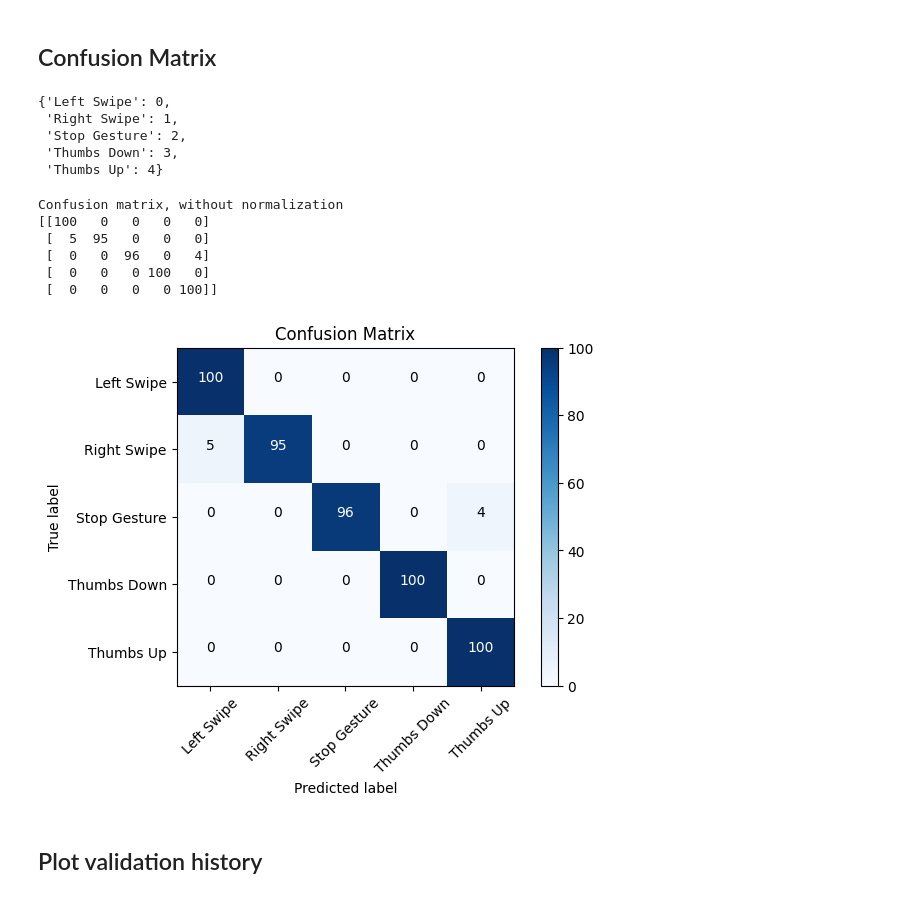
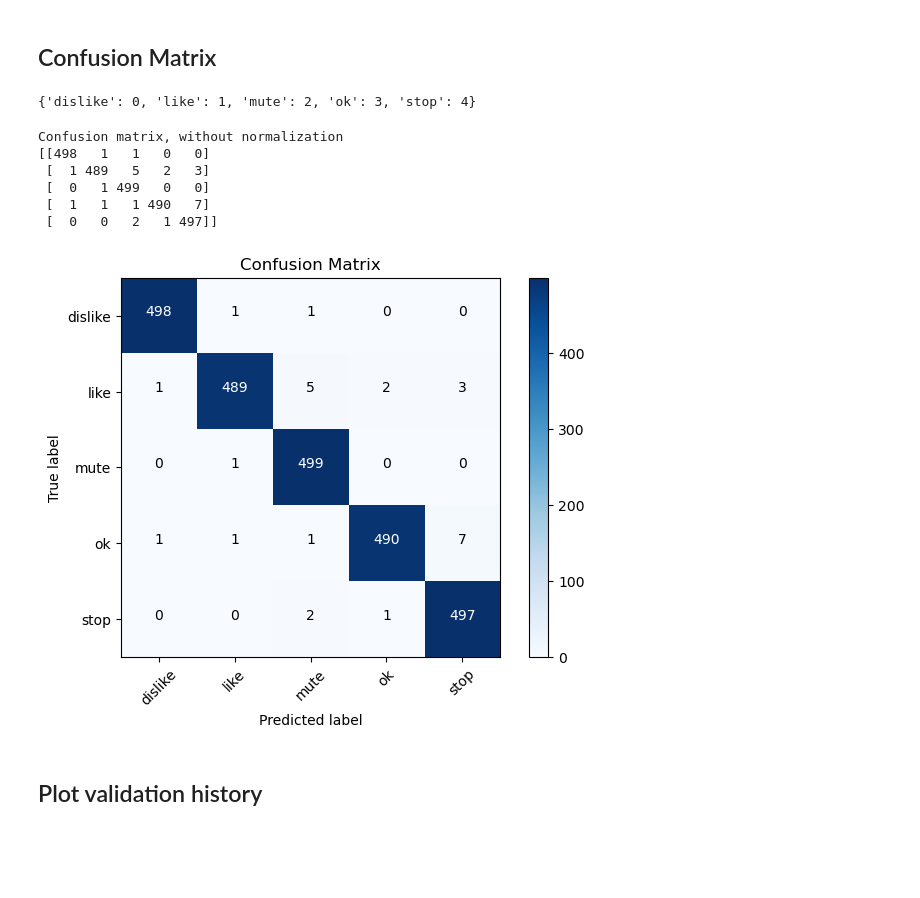
Before and after one commit to Emeron16/UCSD, a Jupyter notebook: Capstone Project/HandGesture.ipynb, the cells around one changed output. Drawn from its saved outputs; the diff is of its cells as text; code cells hidden in the pictures; blank space fills up the shorter version.

```diff
--- a/Capstone Project/HandGesture.ipynb
+++ b/Capstone Project/HandGesture.ipynb
@@ -84,35 +112,3 @@ for root, dirs, files in os.walk(os.path.join(path, 'raw train data')):
 print("Files copied successfully.")
 # %% [markdown]
 ## Create Train/Validation/Test folders
-# %%
-os.chdir(path)
-
-if os.path.isdir('train/') is False:
-    os.mkdir('train')
-    os.mkdir('valid')
-    os.mkdir('test')
-
-    folder_name = ['Left Swipe', 'Right Swipe', 'Stop Gesture', 'Thumbs Down', 'Thumbs Up']
-    for name in folder_name:
-        # Create the target subdirectory in the 'train' folder
-        target_train_dir = os.path.join('train', name)
-        os.mkdir(target_train_dir)
-
-        # Copy the contents of the source folder to the target subdirectory
-        shutil.copytree(name, target_train_dir, dirs_exist_ok=True)
-
-        # Create the corresponding validation and test directories
-        os.mkdir(f'valid/{name}')
-        os.mkdir(f'test/{name}')
-
-        # Select and move validation samples
-        valid_samples = random.sample(os.listdir(target_train_dir), 200)
-        for j in valid_samples:
-            shutil.move(os.path.join(target_train_dir, j), f'valid/{name}')
-
-        # Select and move test samples
-        test_samples = random.sample(os.listdir(target_train_dir), 100)
-        for k in test_samples:
-            shutil.move(os.path.join(target_train_dir, k), f'test/{name}')
-
-    os.chdir('../..')
@@ -120,7 +189,7 @@ if os.path.isdir('train/') is False:
 # **Preprocess data using Mobilenet**
 # %%
 # Paths to train/valid/test directories
-path = '/content/drive/MyDrive/Dataset/HandGesture/'
+path = '/Volumes/Datasets/Hagrid/hagrid-classification-512p/'
 train_path =  path+'train'
 valid_path = path+'valid'
 test_path = path+'test'
@@ -310 +379,3 @@ code_path = '/content/drive/MyDrive/Dataset/HandGesture/Model'
+# %%
+code_path = '/Volumes/Datasets/HandGesture/models'
 # %%
@@ -312,7 +383,7 @@ model.save(os.path.join(code_path,'SequentialModel1.keras'))
 # %% [markdown]
 # **Load the Model**
 # %%
-model = load_model(os.path.join(code_path,'MobileNetModel.keras'))
+model = load_model(os.path.join(code_path,'HagridModel1.keras'))
 # %%
 model.summary()
 # %% [output]
@@ -567,24 +678,20 @@ def plot_confusion_matrix(cm, classes, normalize=False, title='Confusion matrix'
 # %%
 test_batches.class_indices
 # %% [output]
-{'Left Swipe': 0,
- 'Right Swipe': 1,
- 'Stop Gesture': 2,
- 'Thumbs Down': 3,
- 'Thumbs Up': 4}
+{'dislike': 0, 'like': 1, 'mute': 2, 'ok': 3, 'stop': 4}
 # %%
 cm = confusion_matrix(y_true=test_labels, y_pred=predictions.argmax(axis=1))
 # %%
-cm_plot_labels = ['Left Swipe', 'Right Swipe', 'Stop Gesture', 'Thumbs Down', 'Thumbs Up']
+cm_plot_labels = ['dislike', 'like', 'mute', 'ok', 'stop']
 plot_confusion_matrix(cm=cm, classes=cm_plot_labels, title='Confusion Matrix')
 # %% [output]
 Confusion matrix, without normalization
-[[100   0   0   0   0]
- [  5  95   0   0   0]
- [  0   0  96   0   4]
- [  0   0   0 100   0]
- [  0   0   0   0 100]]
+[[498   1   1   0   0]
+ [  1 489   5   2   3]
+ [  0   1 499   0   0]
+ [  1   1   1 490   7]
+ [  0   0   2   1 497]]
-[figure, old version]
+[figure, new version]
 # %% [markdown]
 ## Plot validation history
 # %%
```
Also changed, not shown: parts of 29 cells of this notebook, 19 other files.
